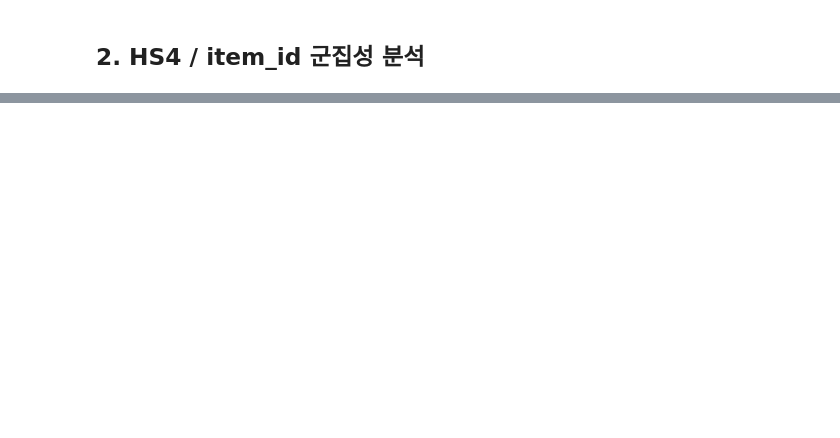
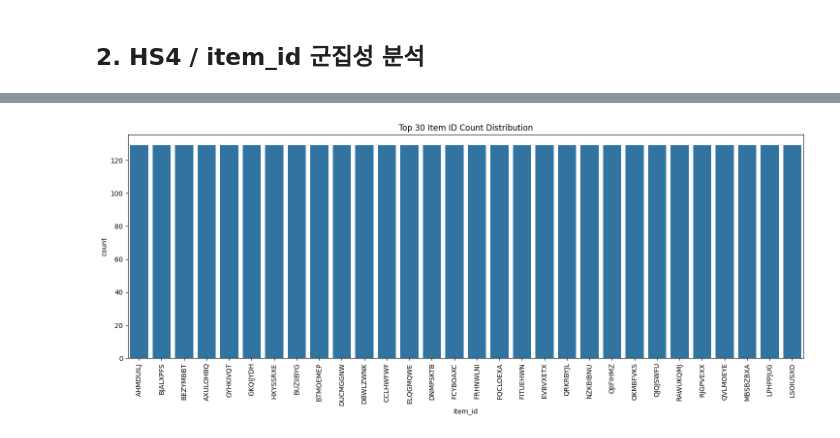
Before and after one commit to hazelJung/trade-comovement, a Jupyter notebook: trade_eda.ipynb, the cells around one changed output, grey strips where cells are left out. Drawn from its saved outputs; the diff is of its cells as text; code cells hidden in the pictures; blank space fills up the shorter version.

```diff
--- a/trade_eda.ipynb
+++ b/trade_eda.ipynb
@@ -142,0 +298,10 @@ hs4_summary.head(), hs4_qty_rate.head()
+# %%
+# item_id 분포 시각화
+
+plt.figure(figsize=(18,6))
+sns.countplot(data=df, x="item_id", order=df["item_id"].value_counts().index[:30])
+plt.xticks(rotation=90)
+plt.title("Top 30 Item ID Count Distribution")
+plt.show()
+# %% [output]
+[figure, added]
```
Also changed, not shown: parts of 26 cells of this notebook.
